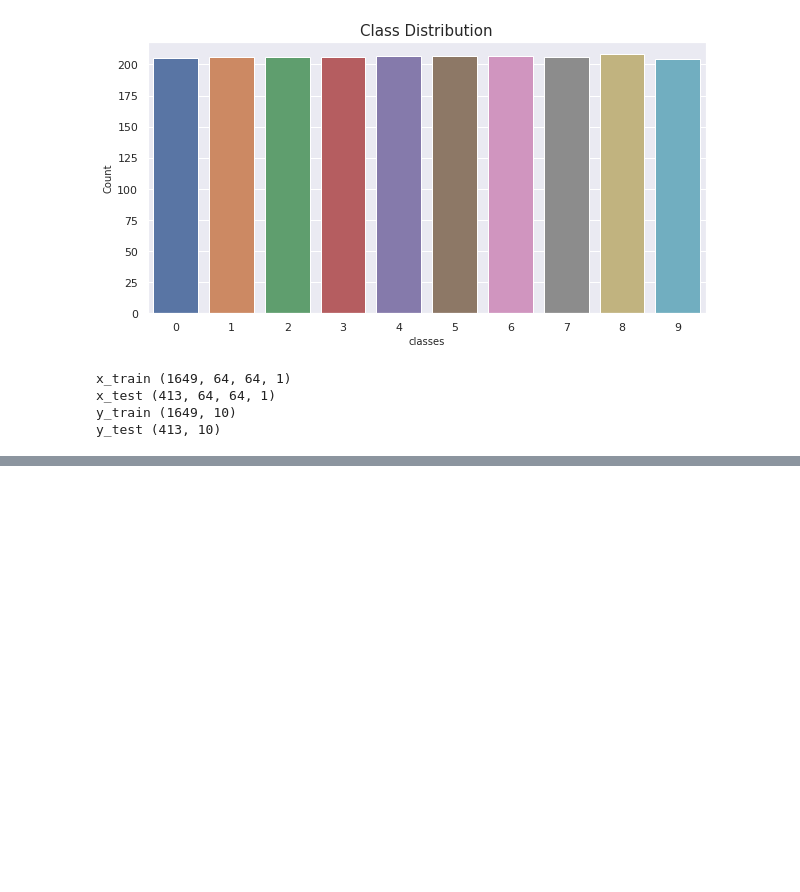
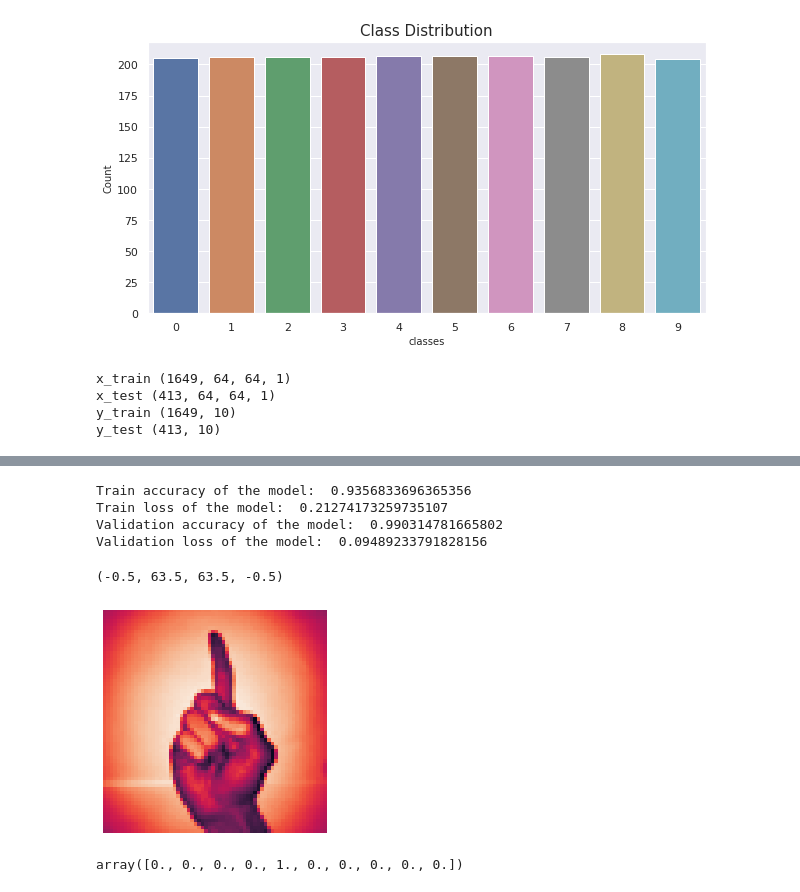
Before and after one commit to Austine316/Prediction_Sign_Language_Digits, a Jupyter notebook: SIgn_Language.ipynb, the cells around one changed output, grey strips where cells are left out. Cells and saved outputs as stored; diff of their text form; code cells hidden in the pictures; blank space fills up the shorter version.

```diff
--- a/SIgn_Language.ipynb
+++ b/SIgn_Language.ipynb
@@ -254,0 +383,11 @@ Validation loss of the model:  0.16021251678466797
+# %%
+#Results
+print('Train accuracy of the model: ',acc)
+print('Train loss of the model: ',loss)
+print('Validation accuracy of the model: ',Val_acc)
+print('Validation loss of the model: ',val_loss)
+# %% [output]
+Train accuracy of the model:  0.9356833696365356
+Train loss of the model:  0.21274173259735107
+Validation accuracy of the model:  0.990314781665802
+Validation loss of the model:  0.09489233791828156
@@ -254,0 +397,10 @@ Validation loss of the model:  0.16021251678466797
+# %%
+plt.matshow(X_test[0])
+plt.axis(False)
+# %% [output]
+(-0.5, 63.5, 63.5, -0.5)
+[figure, added]
+# %%
+y_test[0]
+# %% [output]
+array([0., 0., 0., 0., 1., 0., 0., 0., 0., 0.])
```
Also changed, not shown: parts of 35 cells of this notebook, 5 other files.
